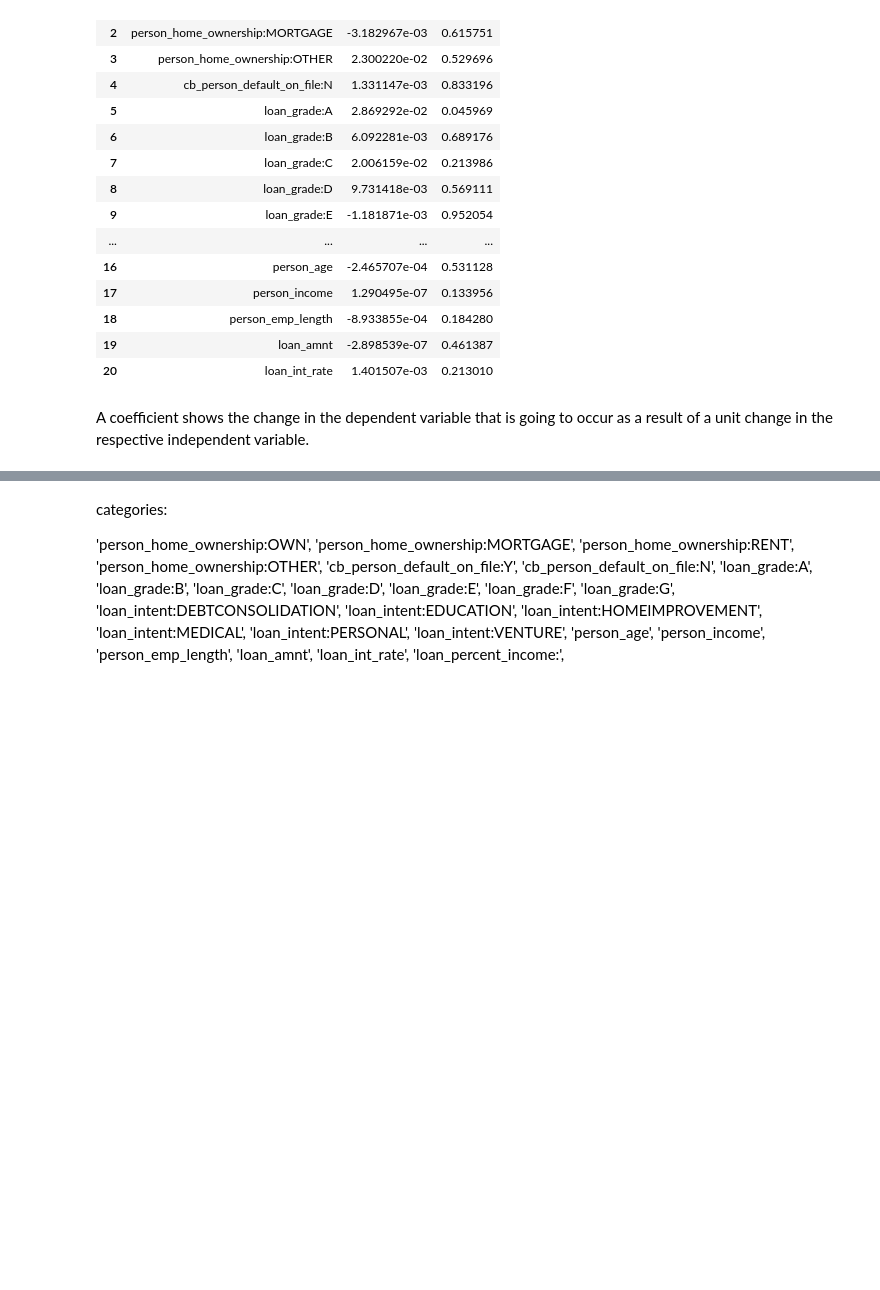
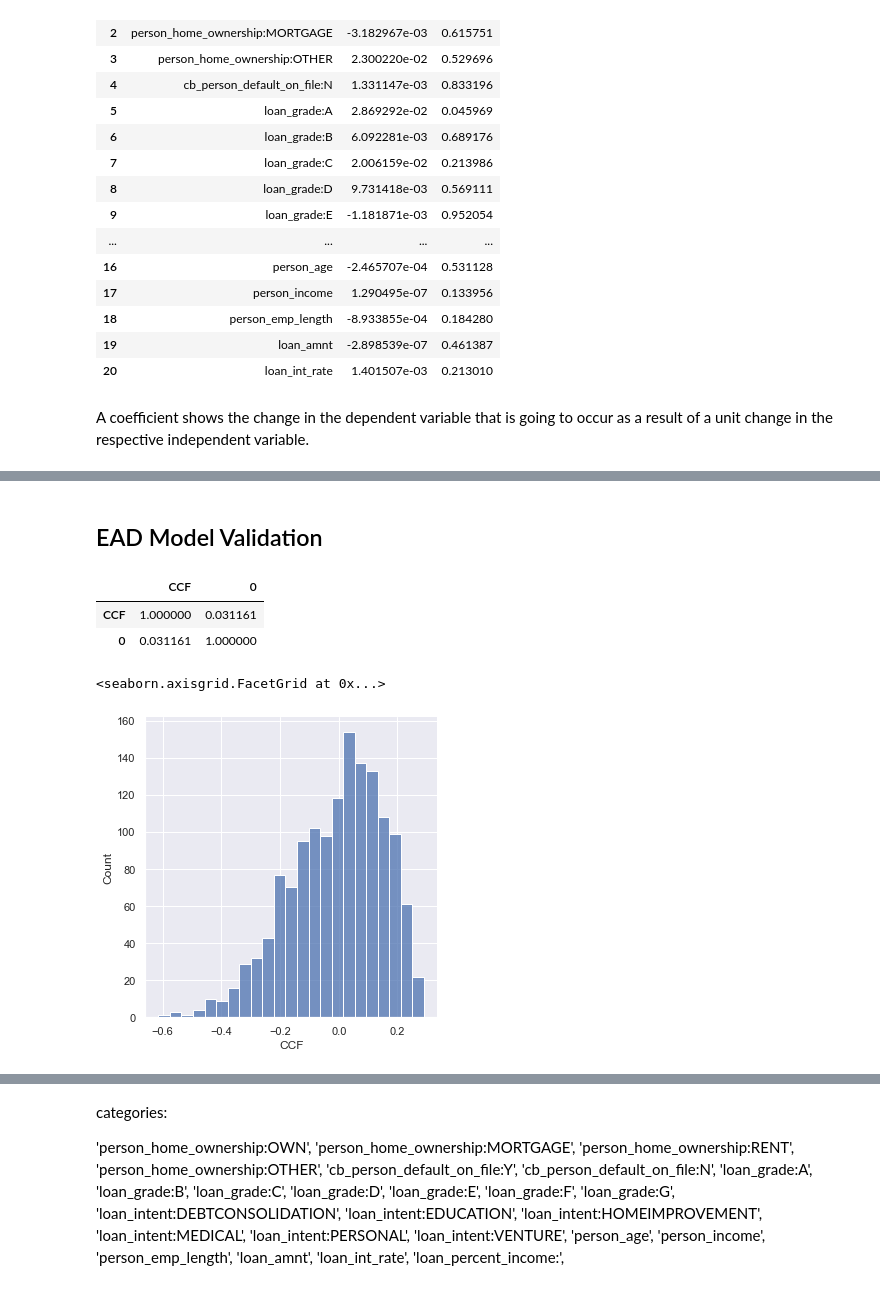
Before and after one commit to harryzyz/CreditRiskDemo, a Jupyter notebook: case1/LDG_Model_and_EAD_model.ipynb, the cells around one changed output, grey strips where cells are left out. Cells and saved outputs as stored; diff of their text form; code cells hidden in the pictures; blank space fills up the shorter version.

```diff
--- a/case1/LDG_Model_and_EAD_model.ipynb
+++ b/case1/LDG_Model_and_EAD_model.ipynb
@@ -527,0 +589,2 @@ A coefficient shows the change in the dependent variable that is going to occur
+# %%
+reg_ead.fit(X_EAD_train, y_EAD_train)
@@ -527,0 +623,8 @@ A coefficient shows the change in the dependent variable that is going to occur
+# %% [markdown]
+## EAD Model Validation
+# %%
+X_EAD_test = X_EAD_test[features_all]
+# %%
+X_EAD_test = X_EAD_test.drop(reference_cat, axis=1)
+# %%
+y_hat_ead = reg_ead.predict(X_EAD_test)
@@ -527,0 +635,11 @@ A coefficient shows the change in the dependent variable that is going to occur
+# %%
+pd.concat([y_EAD_test_temp, pd.DataFrame(y_hat_ead)], axis=1).corr()
+# %% [output]
+|  | CCF | 0 |
+| CCF | 1.000000 | 0.031161 |
+| 0 | 0.031161 | 1.000000 |
+# %%
+sns.displot(y_EAD_test - y_hat_ead)
+# %% [output]
+<seaborn.axisgrid.FacetGrid at 0x...>
+[figure, added]
```
Also changed, not shown: parts of 65 cells of this notebook, 1 other file.
